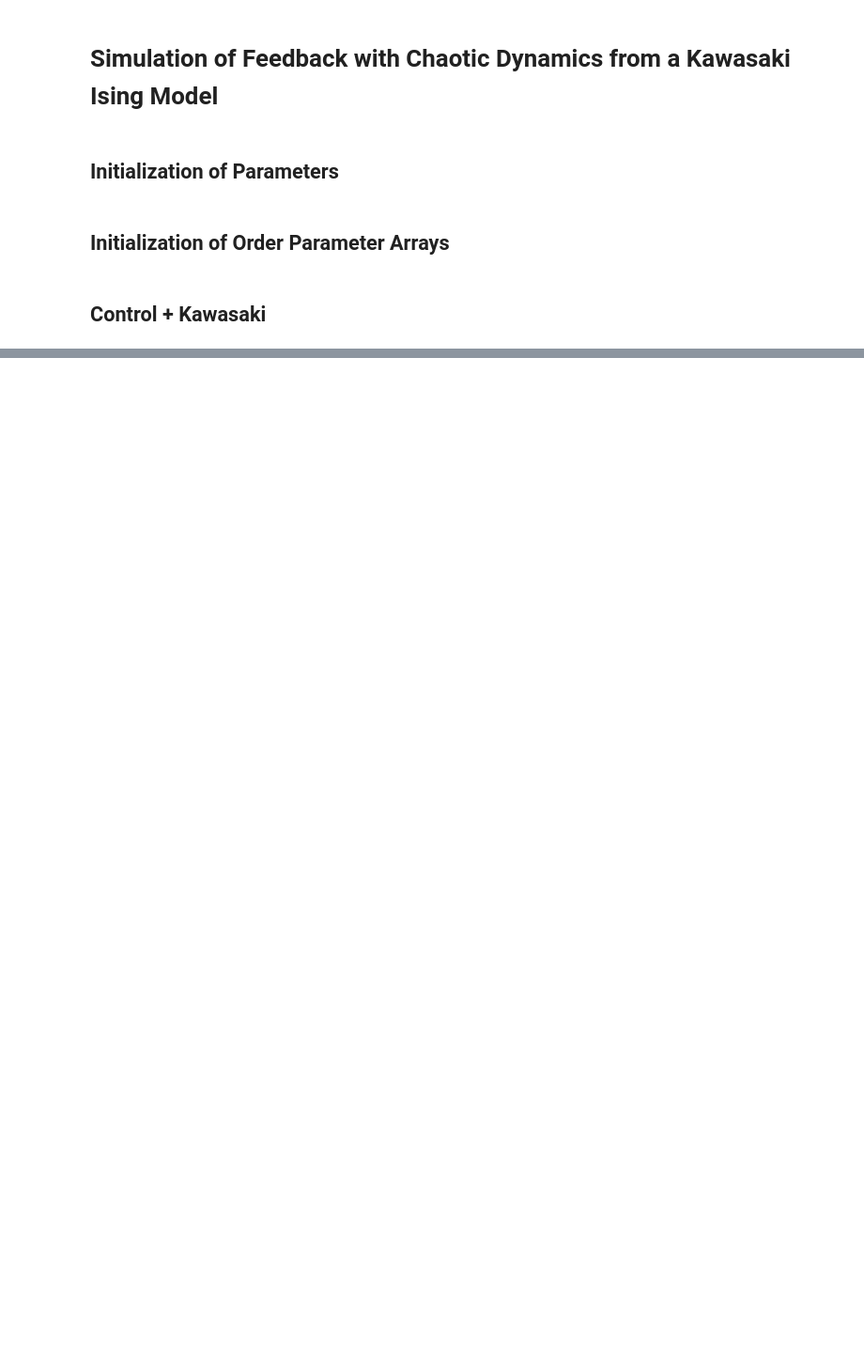
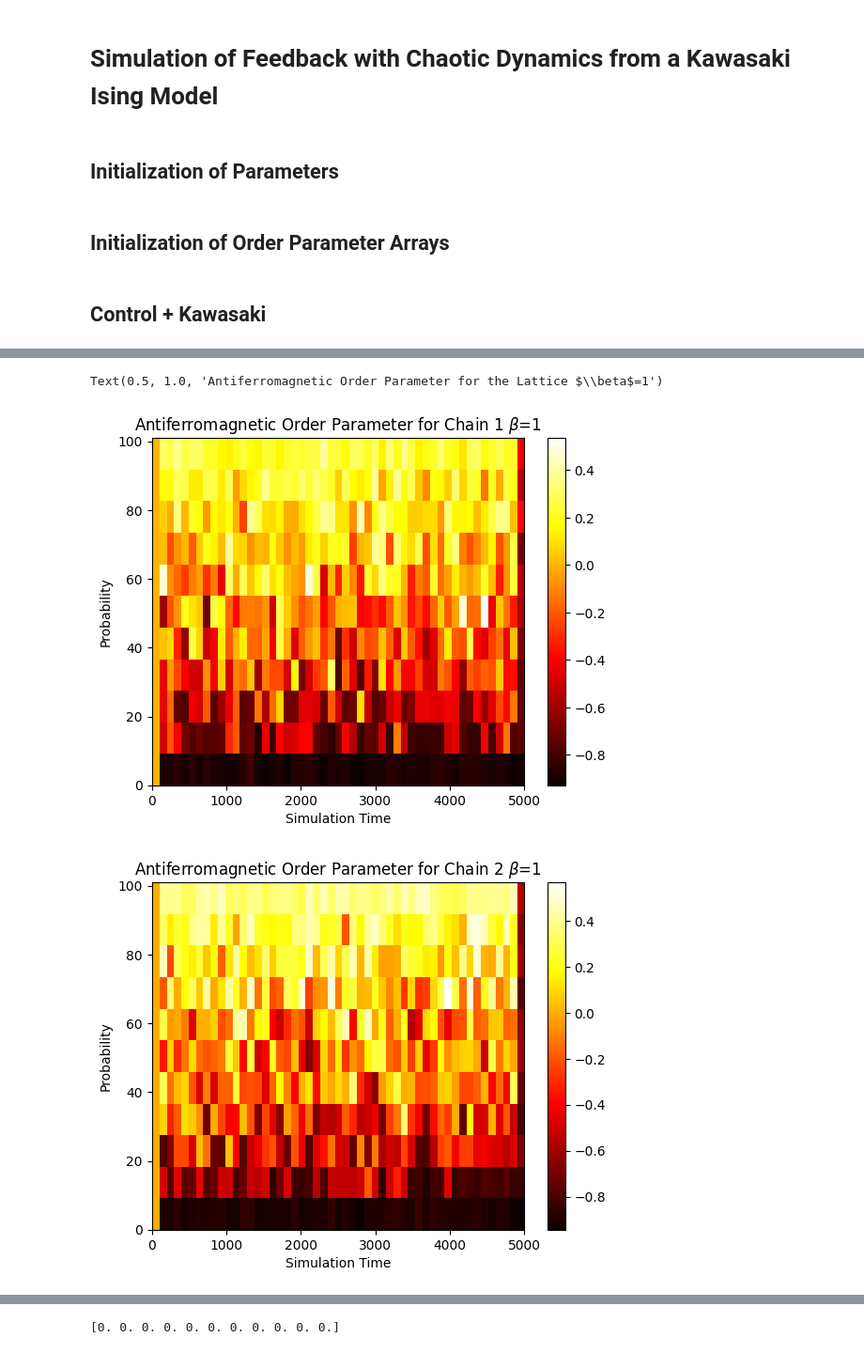
Before and after one commit to joshkarten/LabResearch, a Jupyter notebook: Simulation.ipynb, the cells around one changed output, grey strips where cells are left out. Shown at 94% size. Drawn from its saved outputs; the diff is of its cells as text; code cells hidden in the pictures; blank space fills up the shorter version.

```diff
--- a/Simulation.ipynb
+++ b/Simulation.ipynb
@@ -192,0 +317,43 @@ plt.show()
+# %%
+
+fig,ax = plt.subplots()
+rec1=ax.imshow(record1, cmap='hot', interpolation='nearest', origin='lower', extent=[0,(length**2)//2,low_prob,high_prob], vmin=np.min(record1), vmax=np.max(record1), aspect='auto')
+fig.colorbar(rec1, ax=ax, location ='right', shrink = 1)
+ax.set_xlabel(r'Simulation Time')
+ax.set_ylabel(r'Probability')
+ax.set_title(r'Antiferromagnetic Order Parameter for Chain 1 $\beta$=' + str(Beta))
+
+fig,ax = plt.subplots()
+rec1=ax.imshow(record2, cmap='hot', interpolation='nearest', origin='lower', extent=[0,(length**2)//2,low_prob,high_prob],vmin=np.min(record2), vmax=np.max(record2), aspect='auto')
+fig.colorbar(rec1, ax=ax, location ='right', shrink = 1)
+ax.set_xlabel(r'Simulation Time')
+ax.set_ylabel(r'Probability')
+ax.set_title(r'Antiferromagnetic Order Parameter for Chain 2 $\beta$=' + str(Beta))
+
+
+fig,ax = plt.subplots()
+rec1=ax.imshow(recordferro, cmap='hot', interpolation='nearest', origin='lower', extent=[0,(length**2)//2,low_prob,high_prob],vmin=np.min(recordferro), vmax=np.max(recordferro), aspect='auto')
+fig.colorbar(rec1, ax=ax, location ='right', shrink = 1)
+ax.set_xlabel(r'Simulation Time')
+ax.set_ylabel(r'Probability')
+ax.set_title(r'Ferromagnetic Order Parameter for the Lattice $\beta$=' + str(Beta))
+
+
+fig,ax = plt.subplots()
+rec1=ax.imshow(staggeredMagnetization, cmap='hot', interpolation='nearest', origin='lower',extent=[0,(length**2)//2,low_prob,high_prob], vmin=np.min(staggeredMagnetization), vmax=np.max(staggeredMagnetization), aspect='auto')
+fig.colorbar(rec1, ax=ax, location ='right', shrink = 1)
+ax.set_xlabel(r'Simulation Time')
+ax.set_ylabel(r'Probability')
+ax.set_title(r'Staggered Magnetization for the Lattice $\beta$=' + str(Beta))
+
+
+fig,ax = plt.subplots()
+rec1=ax.imshow(totalparam,cmap = 'hot',interpolation='nearest', origin='lower', extent=[0,(length**2)//2,low_prob,high_prob],vmin=np.min(totalparam), vmax=np.max(totalparam), aspect='auto')
+fig.colorbar(rec1, ax=ax, location ='right', shrink = 1)
+ax.set_xlabel(r'Simulation Time')
+ax.set_ylabel(r'Probability')
+ax.set_title(r'Antiferromagnetic Order Parameter for the Lattice $\beta$=' + str(Beta))
+# %% [output]
+Text(0.5, 1.0, 'Antiferromagnetic Order Parameter for the Lattice $\\beta$=1')
+[figure, added]
+[figure, added]
@@ -192,0 +363,4 @@ plt.show()
+# %%
+print(totalparam[:,0])
+# %% [output]
+[0. 0. 0. 0. 0. 0. 0. 0. 0. 0. 0.]
```
Also changed, not shown: parts of 10 cells of this notebook, 2 other files.
